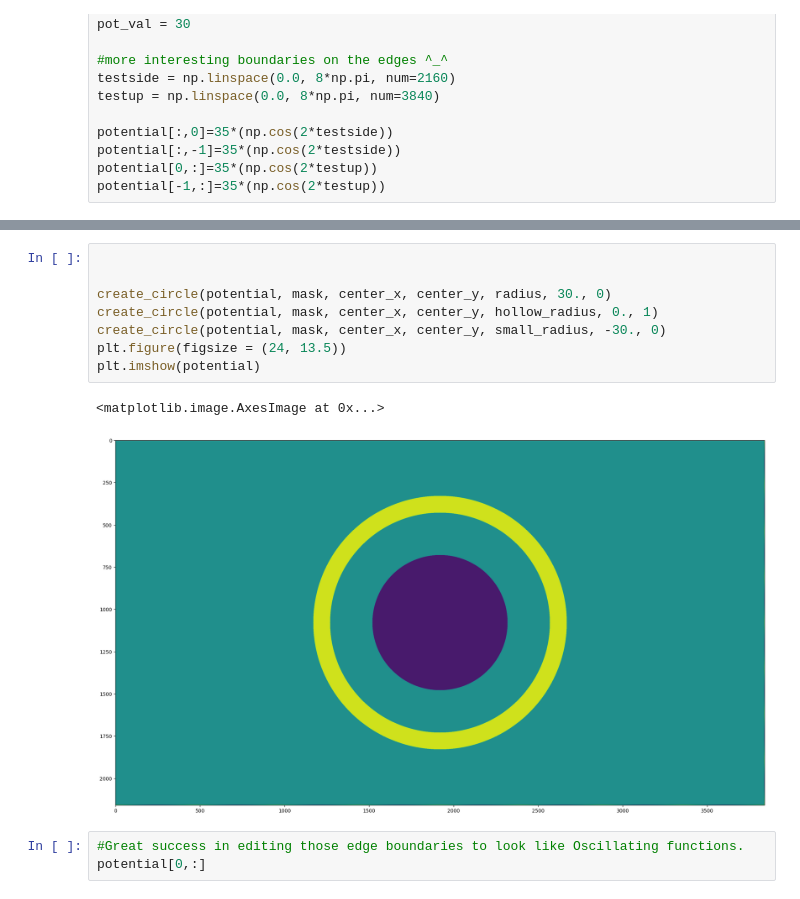
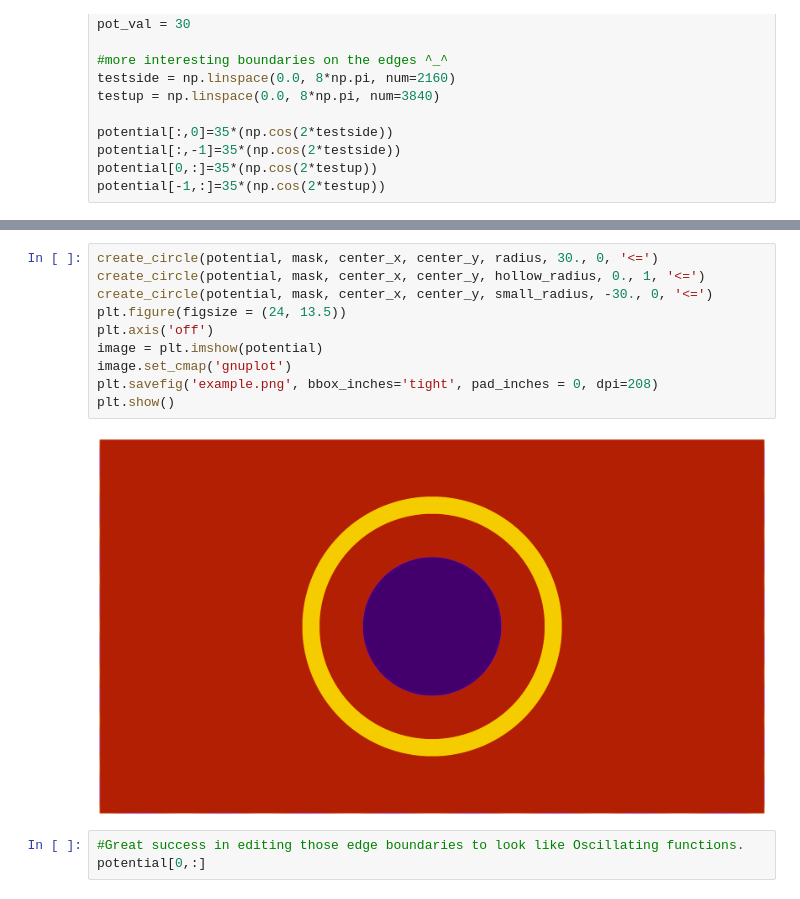
Before and after one commit to dcthecook/electrodynamics, a Jupyter notebook: CYTHON_Jacobi_Multiprocessed.ipynb, the cells around one changed output, grey strips where cells are left out. Saved outputs shown, nothing was run; the diff lists cells and outputs as text.

```diff
--- a/CYTHON_Jacobi_Multiprocessed.ipynb
+++ b/CYTHON_Jacobi_Multiprocessed.ipynb
@@ -145,14 +139,15 @@ array([[35.        , 34.9969999 , 34.98800013, ..., 34.98800013,
 # %%
-
-
-create_circle(potential, mask, center_x, center_y, radius, 30., 0)
-create_circle(potential, mask, center_x, center_y, hollow_radius, 0., 1)
-create_circle(potential, mask, center_x, center_y, small_radius, -30., 0)
+create_circle(potential, mask, center_x, center_y, radius, 30., 0, '<=')
+create_circle(potential, mask, center_x, center_y, hollow_radius, 0., 1, '<=')
+create_circle(potential, mask, center_x, center_y, small_radius, -30., 0, '<=')
 plt.figure(figsize = (24, 13.5))
-plt.imshow(potential)
+plt.axis('off')
+image = plt.imshow(potential)
+image.set_cmap('gnuplot')
+plt.savefig('example.png', bbox_inches='tight', pad_inches = 0, dpi=208)
+plt.show()
 # %% [output]
-<matplotlib.image.AxesImage at 0x...>
-[figure, old version]
+[figure, new version]
 # %%
 #Great success in editing those edge boundaries to look like Oscillating functions.
 potential[0,:]
```
Also changed, not shown: parts of 8 cells of this notebook, 2 other files.
